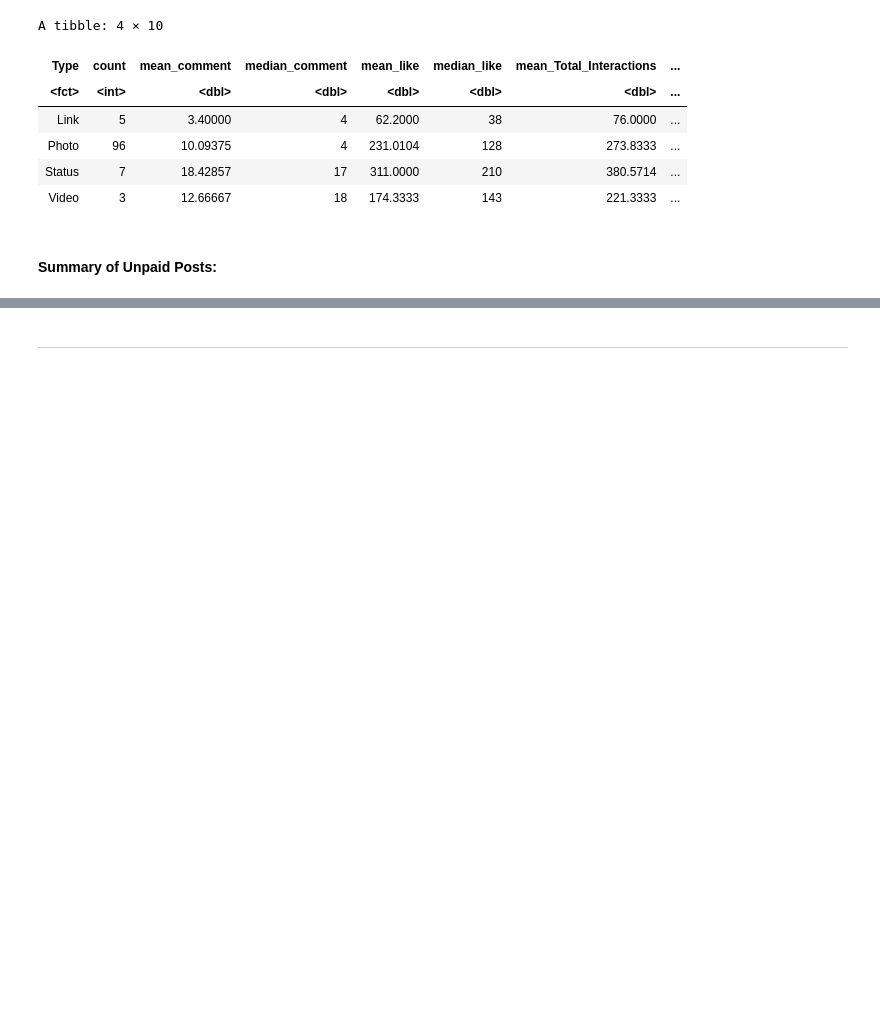
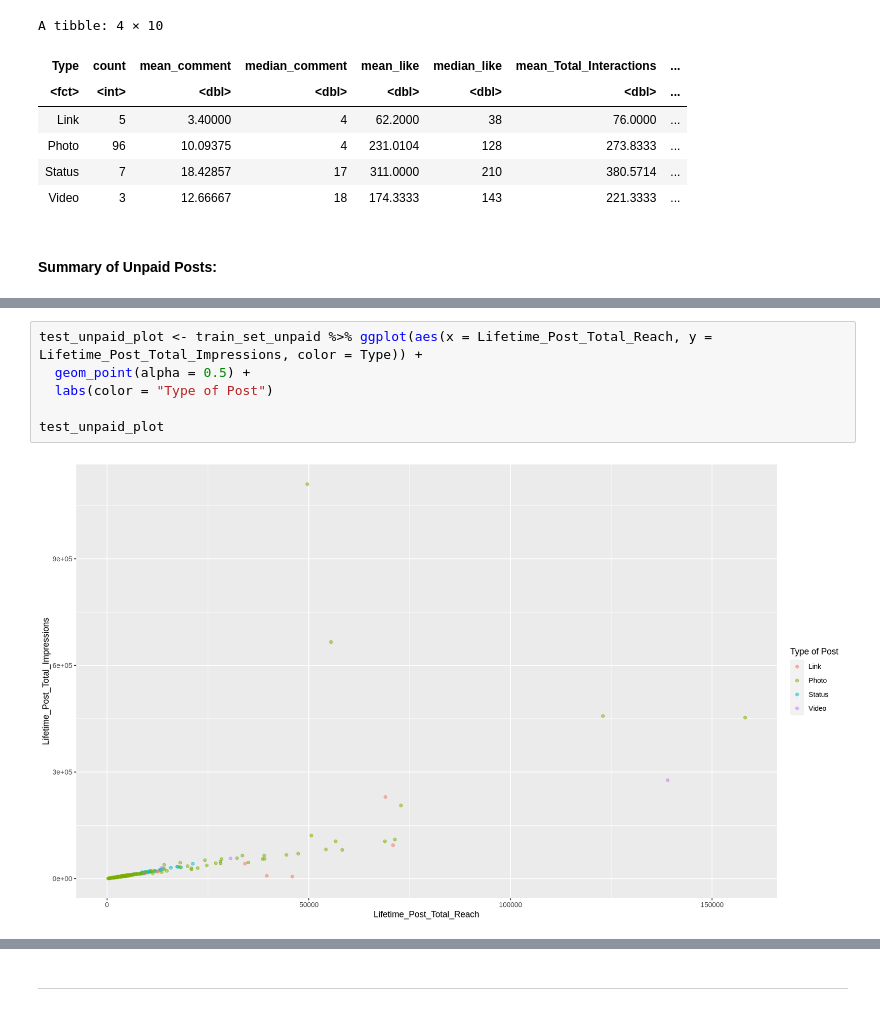
Before and after one commit to calamari99/Facebook-Post-Predictor, a Jupyter notebook: main.ipynb, the cells around one changed output, grey strips where cells are left out. Saved outputs shown, nothing was run; the diff lists cells and outputs as text; blank space fills up the shorter version.

```diff
--- a/main.ipynb
+++ b/main.ipynb
@@ -264,0 +268,8 @@ A tibble: 4 × 10
+# %%
+test_unpaid_plot <- train_set_unpaid %>% ggplot(aes(x = Lifetime_Post_Total_Reach, y = Lifetime_Post_Total_Impressions, color = Type)) +
+  geom_point(alpha = 0.5) +
+  labs(color = "Type of Post")
+
+test_unpaid_plot
+# %% [output]
+[figure, added]
```
Also changed, not shown: parts of 27 cells of this notebook.
